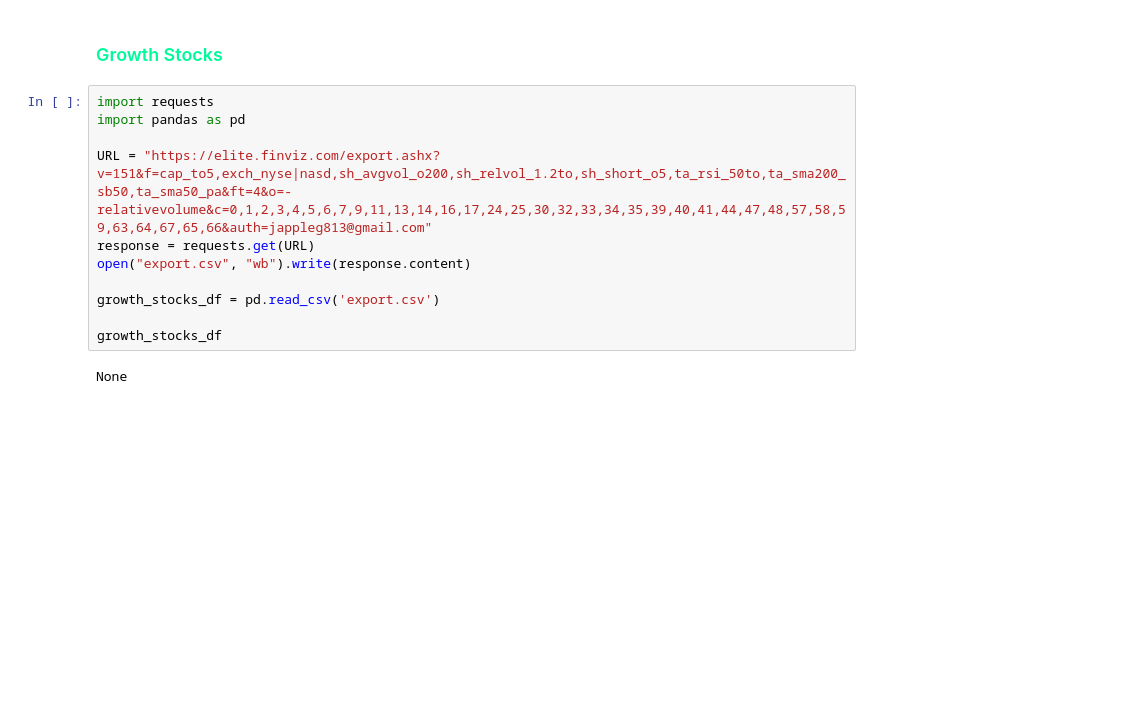
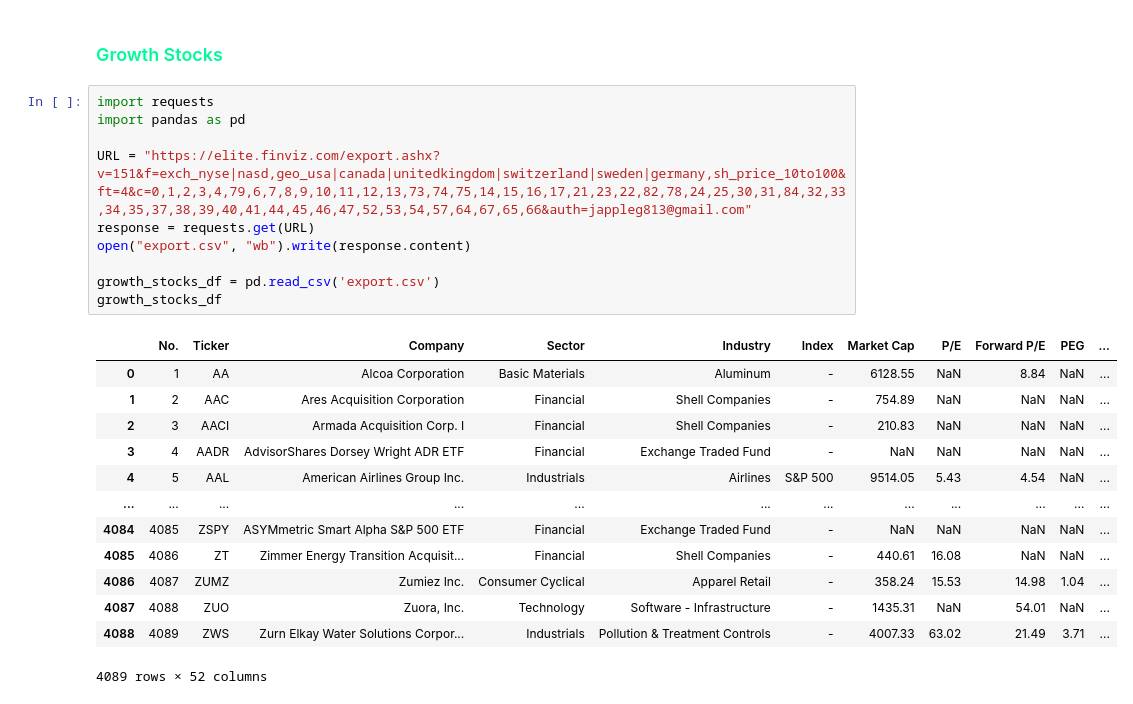
Before and after one commit to J-Appleg8/stock_analysis, a Jupyter notebook: notebooks/finviz_stocks.ipynb, the cells around one changed output. Saved outputs shown, nothing was run; the diff lists cells and outputs as text; blank space fills up the shorter version.

```diff
--- a/notebooks/finviz_stocks.ipynb
+++ b/notebooks/finviz_stocks.ipynb
@@ -7,13 +7,24 @@
 # %%
 import requests
 import pandas as pd
 
-URL = "https://elite.finviz.com/export.ashx?v=151&f=cap_to5,exch_nyse|nasd,sh_avgvol_o200,sh_relvol_1.2to,sh_short_o5,ta_rsi_50to,ta_sma200_sb50,ta_sma50_pa&ft=4&o=-relativevolume&c=0,1,2,3,4,5,6,7,9,11,13,14,16,17,24,25,30,32,33,34,35,39,40,41,44,47,48,57,58,59,63,64,67,65,66&auth=jappleg813@gmail.com"
+URL = "https://elite.finviz.com/export.ashx?v=151&f=exch_nyse|nasd,geo_usa|canada|unitedkingdom|switzerland|sweden|germany,sh_price_10to100&ft=4&c=0,1,2,3,4,79,6,7,8,9,10,11,12,13,73,74,75,14,15,16,17,21,23,22,82,78,24,25,30,31,84,32,33,34,35,37,38,39,40,41,44,45,46,47,52,53,54,57,64,67,65,66&auth=jappleg813@gmail.com"
 response = requests.get(URL)
 open("export.csv", "wb").write(response.content)
 
 growth_stocks_df = pd.read_csv('export.csv')
-
 growth_stocks_df
 # %% [output]
+|  | No. | Ticker | Company | Sector | Industry | Index | Market Cap | P/E | Forward P/E | PEG | ... |
+| 0 | 1 | AA | Alcoa Corporation | Basic Materials | Aluminum | - | 6128.55 | NaN | 8.84 | NaN | ... |
+| 1 | 2 | AAC | Ares Acquisition Corporation | Financial | Shell Companies | - | 754.89 | NaN | NaN | NaN | ... |
+| 2 | 3 | AACI | Armada Acquisition Corp. I | Financial | Shell Companies | - | 210.83 | NaN | NaN | NaN | ... |
+| 3 | 4 | AADR | AdvisorShares Dorsey Wright ADR ETF | Financial | Exchange Traded Fund | - | NaN | NaN | NaN | NaN | ... |
+| 4 | 5 | AAL | American Airlines Group Inc. | Industrials | Airlines | S&P 500 | 9514.05 | 5.43 | 4.54 | NaN | ... |
+| ... | ... | ... | ... | ... | ... | ... | ... | ... | ... | ... | ... |
+| 4084 | 4085 | ZSPY | ASYMmetric Smart Alpha S&P 500 ETF | Financial | Exchange Traded Fund | - | NaN | NaN | NaN | NaN | ... |
+| 4085 | 4086 | ZT | Zimmer Energy Transition Acquisit... | Financial | Shell Companies | - | 440.61 | 16.08 | NaN | NaN | ... |
+| 4086 | 4087 | ZUMZ | Zumiez Inc. | Consumer Cyclical | Apparel Retail | - | 358.24 | 15.53 | 14.98 | 1.04 | ... |
+| 4087 | 4088 | ZUO | Zuora, Inc. | Technology | Software - Infrastructure | - | 1435.31 | NaN | 54.01 | NaN | ... |
+| 4088 | 4089 | ZWS | Zurn Elkay Water Solutions Corpor... | Industrials | Pollution & Treatment Controls | - | 4007.33 | 63.02 | 21.49 | 3.71 | ... |
-None
+4089 rows × 52 columns
```
Also changed, not shown: parts of 4 cells of this notebook, 1 other file.
